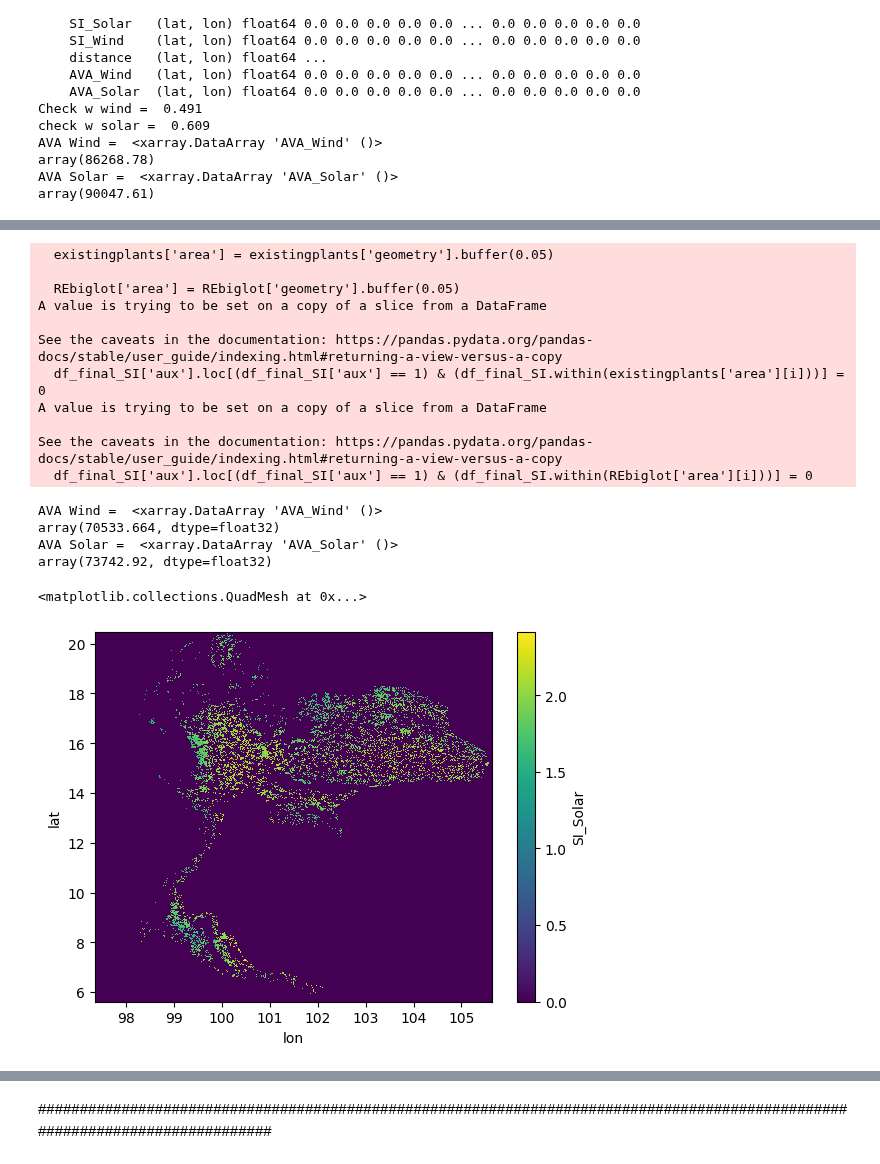
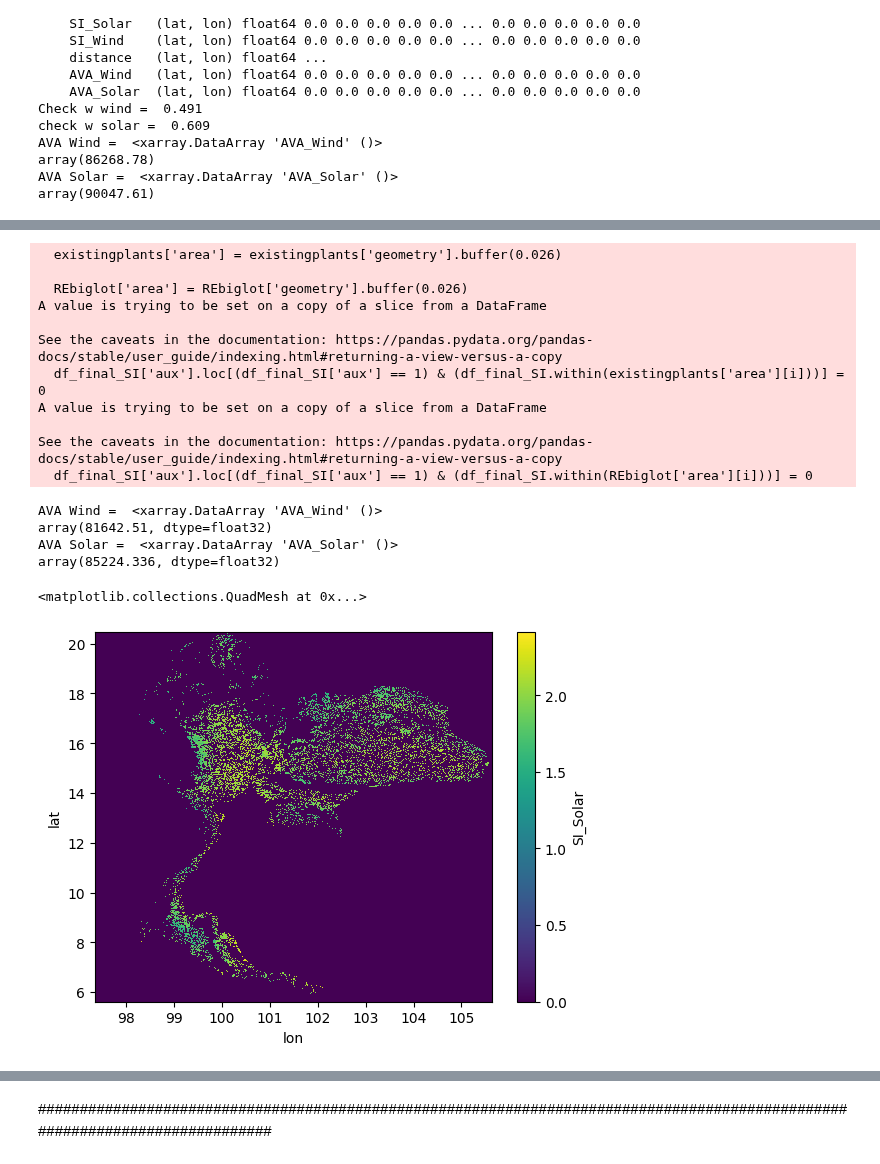
Before and after one commit to NarasetS/REPowerPlant_Siting, a Jupyter notebook: 10_SI_Farmarea_SolarWind_xarray.ipynb, the cells around one changed output, grey strips where cells are left out. Cells and saved outputs as stored; diff of their text form; code cells hidden in the pictures.

```diff
--- a/10_SI_Farmarea_SolarWind_xarray.ipynb
+++ b/10_SI_Farmarea_SolarWind_xarray.ipynb
@@ -435,14 +441,14 @@ for i in existingplants.columns:
     if i not in ['Sale_MW','FuelTypeName','latitude','longitude','geometry']:
         existingplants = existingplants.drop(columns=i)
 
-existingplants['area'] = existingplants['geometry'].buffer(0.05)
+existingplants['area'] = existingplants['geometry'].buffer(0.026)
 
 REbiglot = pd.read_excel('Data\\NewVRE.xlsx',sheet_name='สรุปผู้ที่ได้รับการคัดเลือก')
 REbiglot = gpd.GeoDataFrame(REbiglot, geometry =gpd.points_from_xy(REbiglot['lon'],REbiglot['lat']))
 REbiglot.crs = {'init': 'epsg:4326'}
 REbiglot.reset_index(inplace=True,drop=True)
 
-REbiglot['area'] = REbiglot['geometry'].buffer(0.05)
+REbiglot['area'] = REbiglot['geometry'].buffer(0.026)
 
 df_final_SI = xr_final_SI.to_dataframe()
 df_final_SI.reset_index(inplace=True)
@@ -454,35 +460,35 @@ for i in range(len(existingplants)) :
     df_final_SI['aux'].loc[(df_final_SI['aux'] == 1) & (df_final_SI.within(existingplants['area'][i]))] = 0
 
 for i in range(len(REbiglot)) :
     df_final_SI['aux'].loc[(df_final_SI['aux'] == 1) & (df_final_SI.within(REbiglot['area'][i]))] = 0
 
 df_final_SI['SI_Wind'] = df_final_SI['SI_Wind'] * df_final_SI['aux']
 df_final_SI['SI_Solar'] = df_final_SI['SI_Solar'] * df_final_SI['aux']
 df_final_SI['AVA_Wind'] = df_final_SI['AVA_Wind'] * df_final_SI['aux']
 df_final_SI['AVA_Solar'] = df_final_SI['AVA_Solar'] * df_final_SI['aux']
 
 df_final_SI = df_final_SI.drop(columns=['aux','geometry'])
 df_final_SI = df_final_SI.set_index(['lat', 'lon'])
 xr_final_SI = xr.Dataset.from_dataframe(df_final_SI)
 
 print("AVA Wind = ",xr_final_SI['AVA_Wind'].sum())
 print("AVA Solar = ",xr_final_SI['AVA_Solar'].sum())
 xr_final_SI['SI_Solar'].plot()
 # %% [output]
-  existingplants['area'] = existingplants['geometry'].buffer(0.05)
+  existingplants['area'] = existingplants['geometry'].buffer(0.026)
 
-  REbiglot['area'] = REbiglot['geometry'].buffer(0.05)
+  REbiglot['area'] = REbiglot['geometry'].buffer(0.026)
 A value is trying to be set on a copy of a slice from a DataFrame
 
 See the caveats in the documentation: https://pandas.pydata.org/pandas-docs/stable/user_guide/indexing.html#returning-a-view-versus-a-copy
   df_final_SI['aux'].loc[(df_final_SI['aux'] == 1) & (df_final_SI.within(existingplants['area'][i]))] = 0
 A value is trying to be set on a copy of a slice from a DataFrame
 
 See the caveats in the documentation: https://pandas.pydata.org/pandas-docs/stable/user_guide/indexing.html#returning-a-view-versus-a-copy
   df_final_SI['aux'].loc[(df_final_SI['aux'] == 1) & (df_final_SI.within(REbiglot['area'][i]))] = 0
 AVA Wind =  <xarray.DataArray 'AVA_Wind' ()>
-array(70533.664, dtype=float32)
+array(81642.51, dtype=float32)
 AVA Solar =  <xarray.DataArray 'AVA_Solar' ()>
-array(73742.92, dtype=float32)
+array(85224.336, dtype=float32)
 <matplotlib.collections.QuadMesh at 0x...>
-[figure, old version]
+[figure, new version]
```
Also changed, not shown: parts of 9 cells of this notebook, 4 other files.
